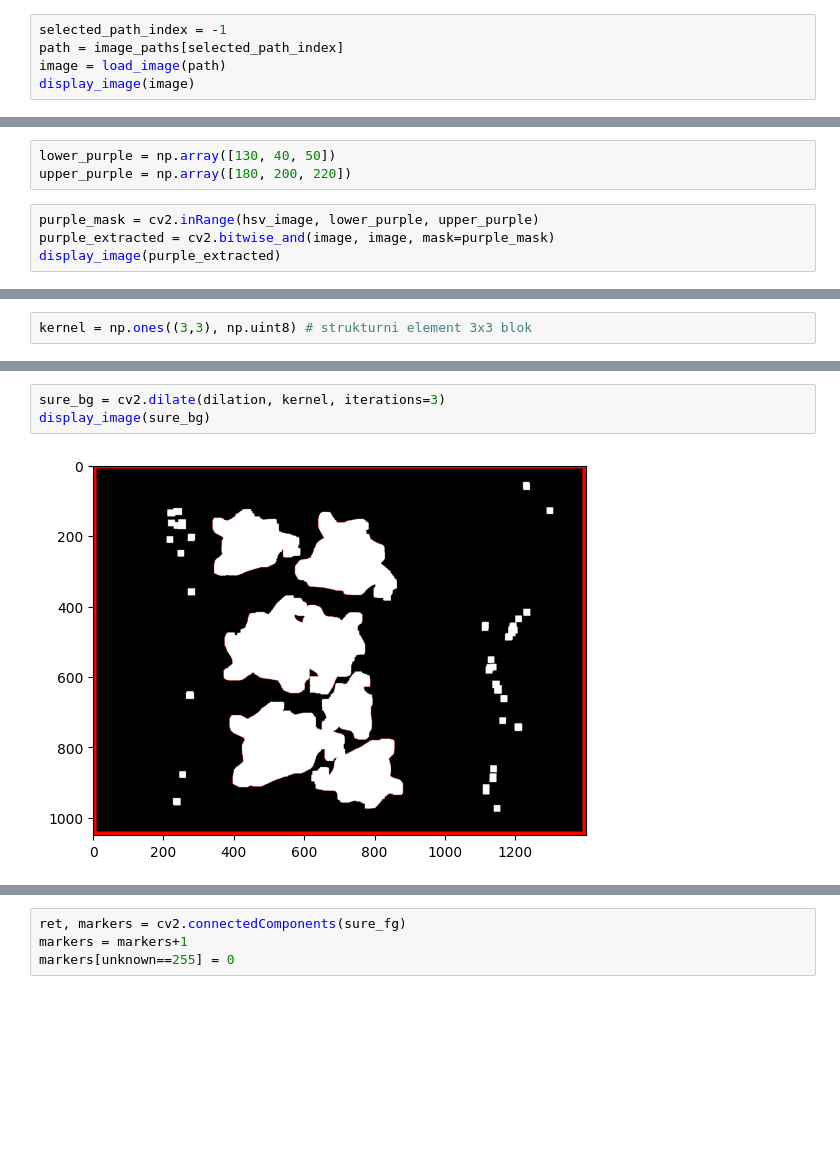
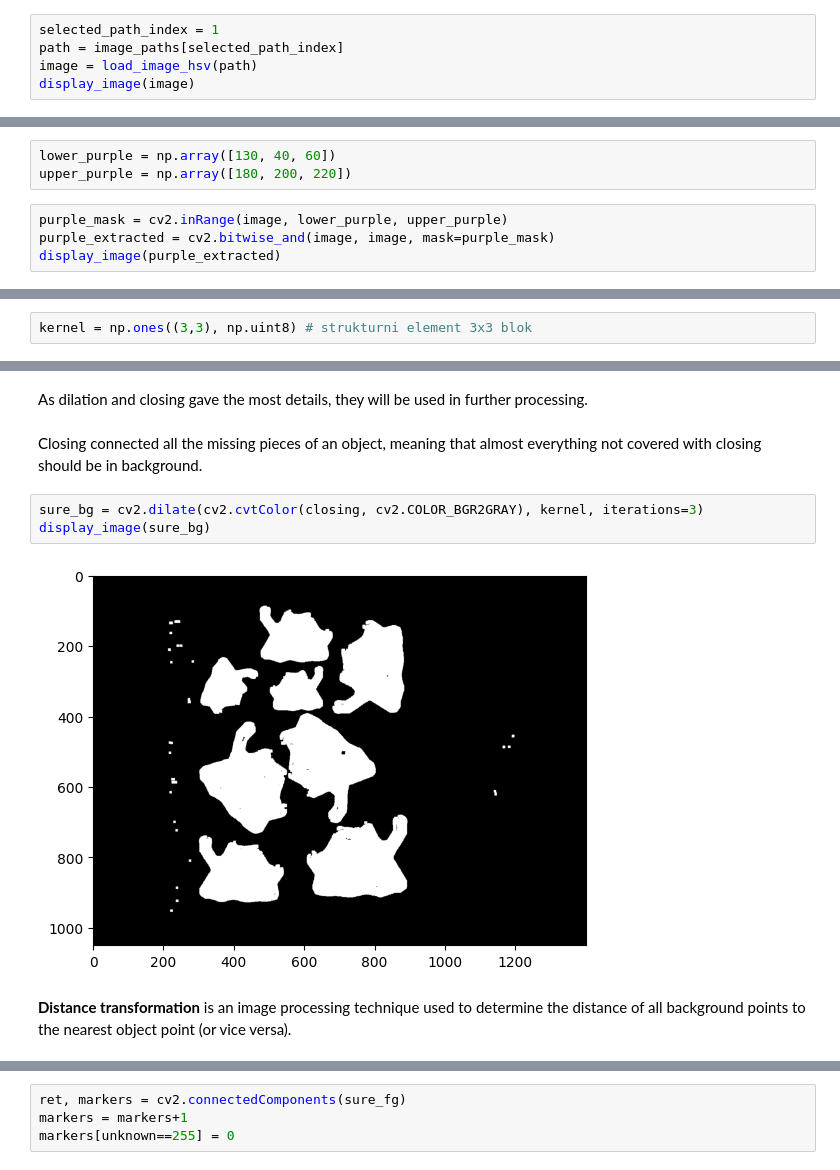
Before and after one commit to coma007/ditto-counter, a Jupyter notebook: README.ipynb, the cells around one changed output, grey strips where cells are left out. Drawn from its saved outputs; the diff is of its cells as text; blank space fills up the shorter version.

```diff
--- a/README.ipynb
+++ b/README.ipynb
@@ -83,6 +22,6 @@ image_paths
 # %%
-selected_path_index = -1
+selected_path_index = 1
 path = image_paths[selected_path_index]
-image = load_image(path)
+image = load_image_hsv(path)
 display_image(image)
 # %% [output]
@@ -95,8 +31,8 @@ display_image(hsv_image)
 # %%
-lower_purple = np.array([130, 40, 50])
+lower_purple = np.array([130, 40, 60])
 upper_purple = np.array([180, 200, 220])
 # %%
-purple_mask = cv2.inRange(hsv_image, lower_purple, upper_purple)
+purple_mask = cv2.inRange(image, lower_purple, upper_purple)
 purple_extracted = cv2.bitwise_and(image, image, mask=purple_mask)
 display_image(purple_extracted)
 # %% [output]
@@ -132,6 +86,12 @@ display_image(erosion)
+# %% [markdown]
+As dilation and closing gave the most details, they will be used in further processing.
+# %% [markdown]
+Closing connected all the missing pieces of an object, meaning that almost everything not covered with closing should be in background.
 # %%
-sure_bg = cv2.dilate(dilation, kernel, iterations=3)
+sure_bg = cv2.dilate(cv2.cvtColor(closing, cv2.COLOR_BGR2GRAY), kernel, iterations=3)
 display_image(sure_bg)
 # %% [output]
-[figure, old version]
+[figure, new version]
+# %% [markdown]
+**Distance transformation** is an image processing technique used to determine the distance of all background points to the nearest object point (or vice versa).
 # %%
```
Also changed, not shown: parts of 37 cells of this notebook, 3 other files.
